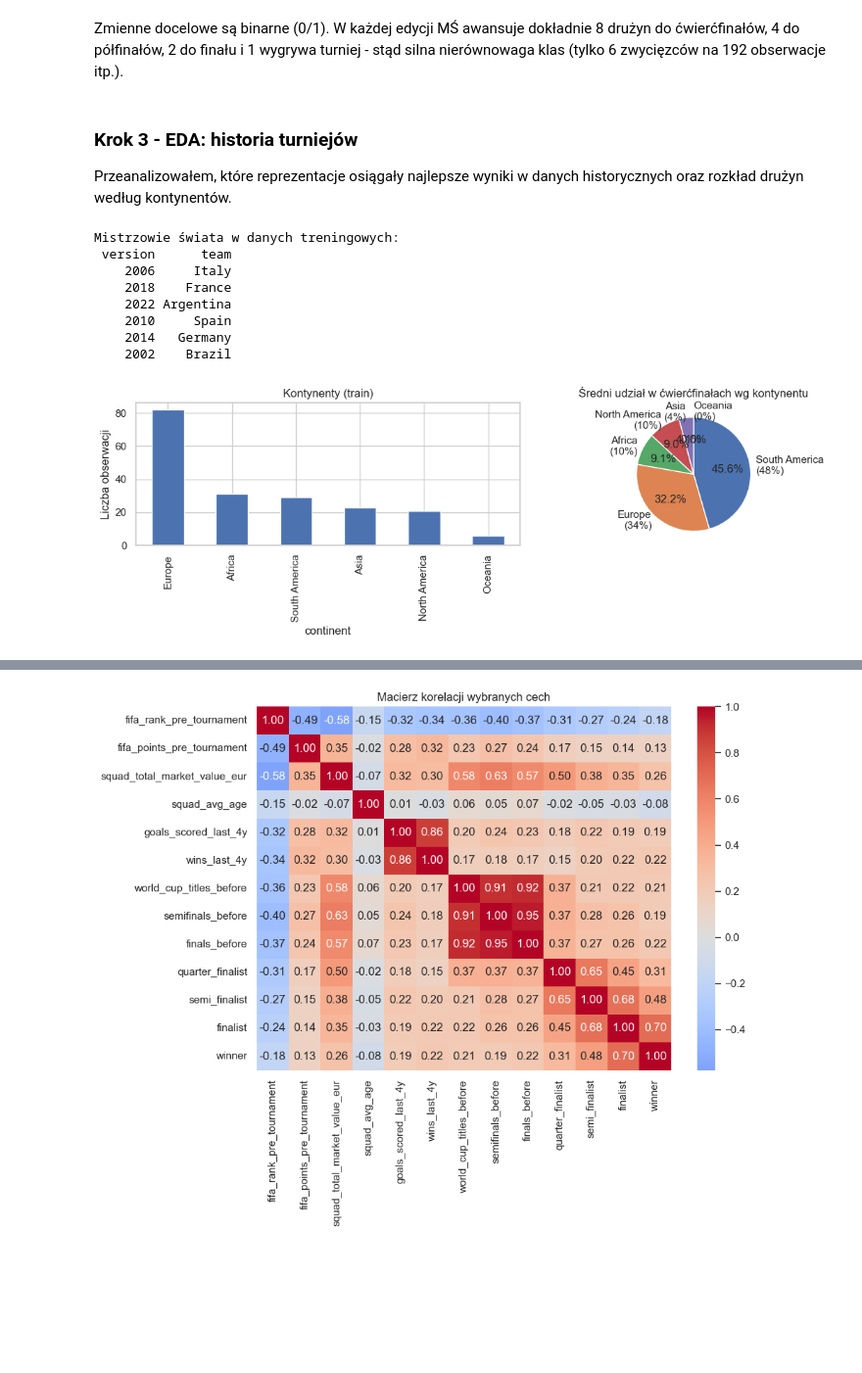
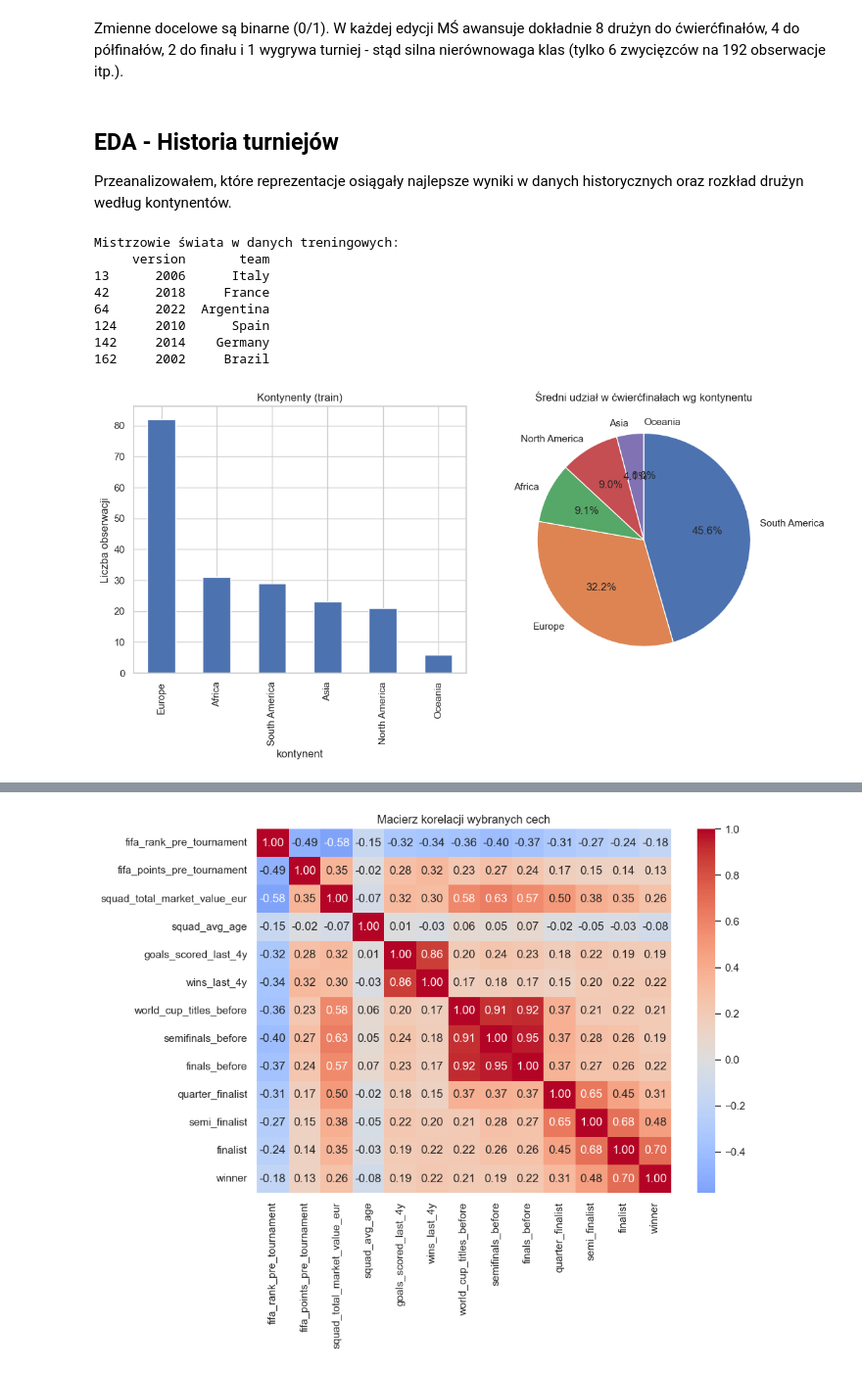
Before and after one commit to piotreuszxx/PwAD, a Jupyter notebook: lab08/PiotrPrzymus_127902_sprawozdanie_lab08.ipynb, the cells around one changed output, grey strips where cells are left out. Shown at 98% size. Cells and saved outputs as stored; diff of their text form; code cells hidden in the pictures; blank space fills up the shorter version.

```diff
--- a/lab08/PiotrPrzymus_127902_sprawozdanie_lab08.ipynb
+++ b/lab08/PiotrPrzymus_127902_sprawozdanie_lab08.ipynb
@@ -96,38 +99,39 @@ plt.show()
 # %% [markdown]
 Zmienne docelowe są binarne (0/1). W każdej edycji MŚ awansuje dokładnie 8 drużyn do ćwierćfinałów, 4 do półfinałów, 2 do finału i 1 wygrywa turniej - stąd silna nierównowaga klas (tylko 6 zwycięzców na 192 obserwacje itp.).
 # %% [markdown]
-### Krok 3 - EDA: historia turniejów
+## EDA - Historia turniejów
 Przeanalizowałem, które reprezentacje osiągały najlepsze wyniki w danych historycznych oraz rozkład drużyn według kontynentów.
 # %%
 winners = train[train["winner"] == 1][["version", "team"]]
 print("Mistrzowie świata w danych treningowych:")
-print(winners.to_string(index=False))
+print(winners.to_string())
 
-fig, axes = plt.subplots(1, 2, figsize=(12, 4))
+fig, axes = plt.subplots(1, 2, figsize=(12, 6))
 
 train["continent"].value_counts().plot(kind="bar", ax=axes[0], title="Kontynenty (train)")
 axes[0].set_ylabel("Liczba obserwacji")
+axes[0].set_xlabel("kontynent")
 
 quarter_by_continent = train.groupby("continent")["quarter_finalist"].mean().sort_values(ascending=False)
-pie_labels = [f"{name}\n({rate:.0%})" for name, rate in quarter_by_continent.items()]
+pie_labels = [f"{name}" for name, rate in quarter_by_continent.items()]
 axes[1].pie(
     quarter_by_continent,
     labels=pie_labels,
     autopct="%1.1f%%",
     startangle=90,
     counterclock=False,
 )
 axes[1].set_title("Średni udział w ćwierćfinałach wg kontynentu")
 
 plt.tight_layout()
 plt.show()
 # %% [output]
 Mistrzowie świata w danych treningowych:
- version      team
-    2006     Italy
-    2018    France
-    2022 Argentina
-    2010     Spain
-    2014   Germany
-    2002    Brazil
+     version       team
+13      2006      Italy
+42      2018     France
+64      2022  Argentina
+124     2010      Spain
+142     2014    Germany
+162     2002     Brazil
-[figure, old version]
+[figure, new version]
```
Also changed, not shown: parts of 38 cells of this notebook.
